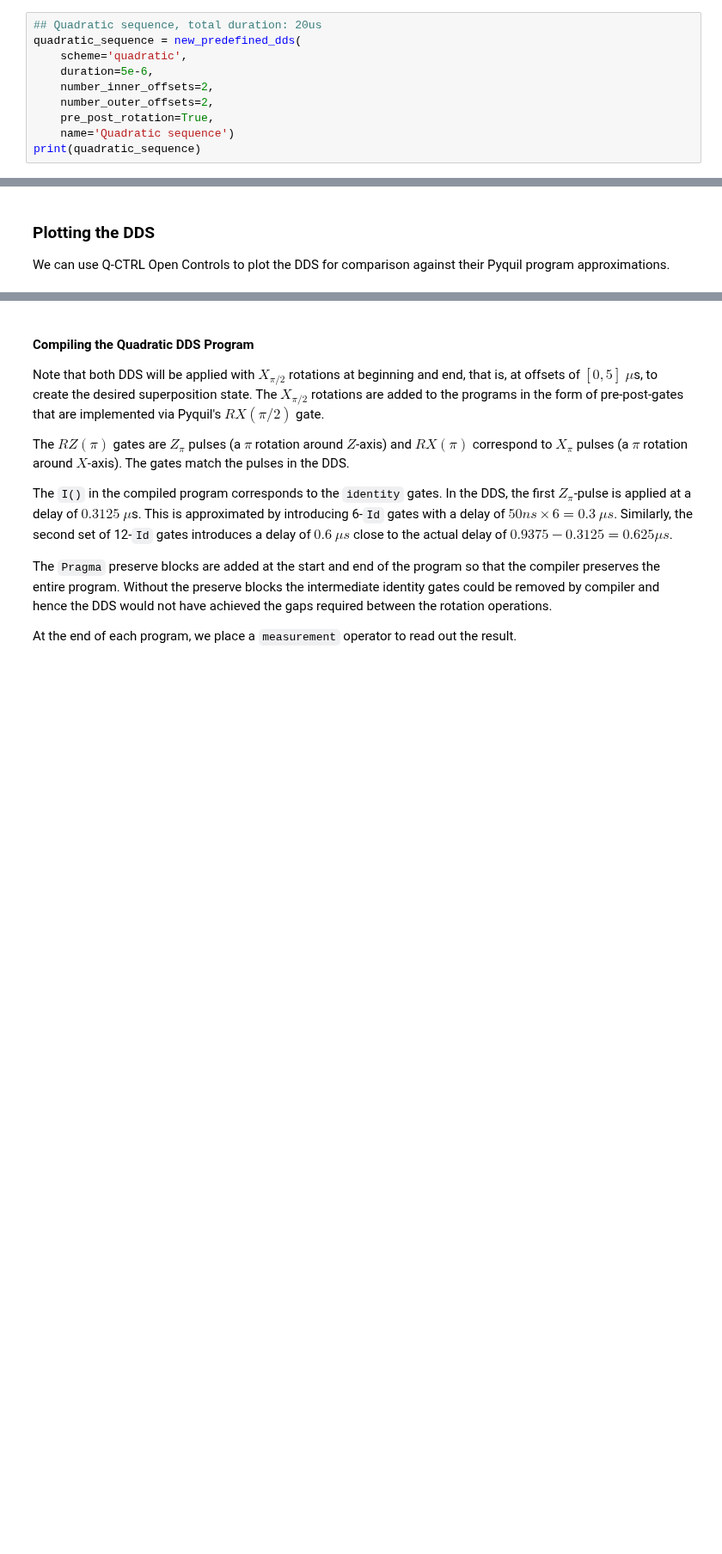
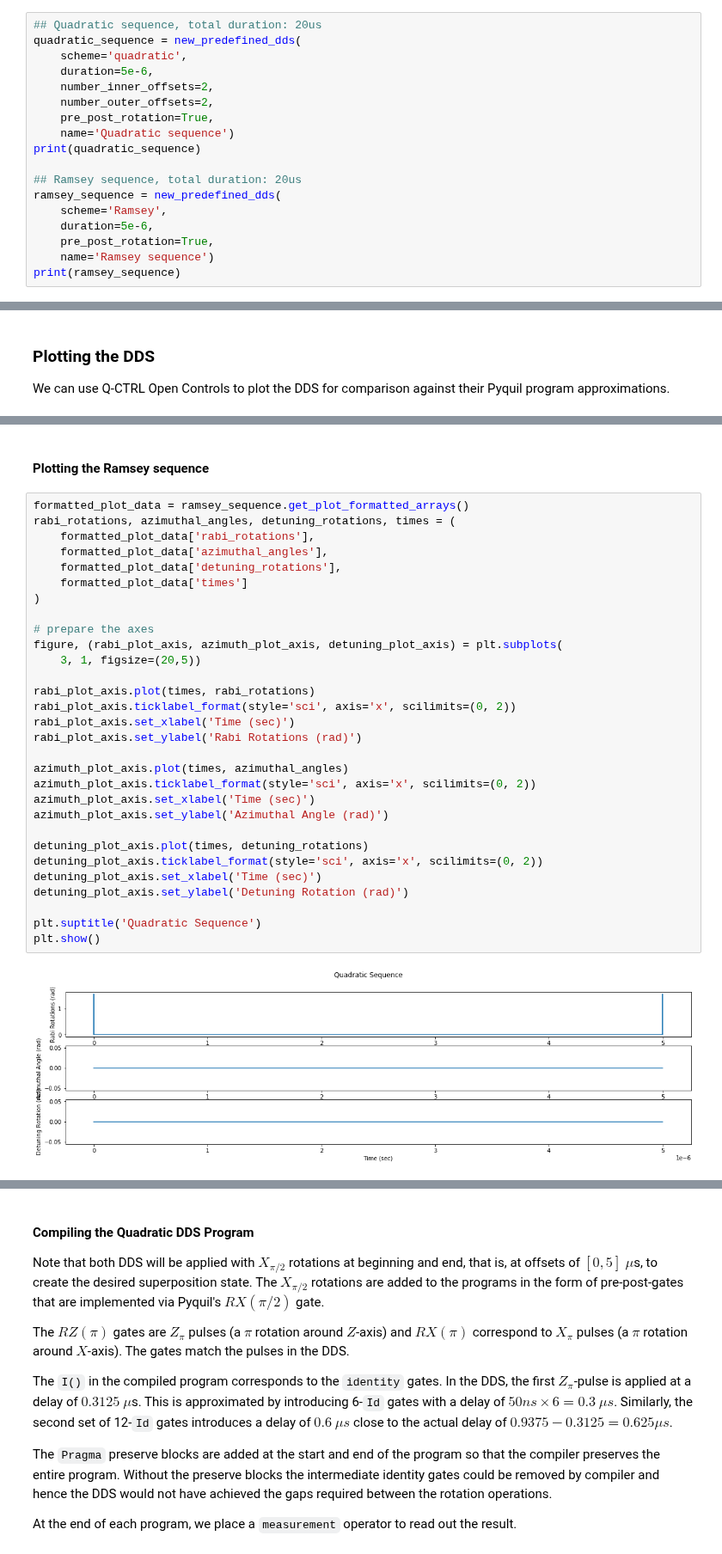
Before and after one commit to qctrl/open-controls, a Jupyter notebook: examples/export_a_dds_to_pyquil.ipynb, the cells around one changed output, grey strips where cells are left out. Shown at 86% size. Drawn from its saved outputs; the diff is of its cells as text; blank space fills up the shorter version.

```diff
--- a/examples/export_a_dds_to_pyquil.ipynb
+++ b/examples/export_a_dds_to_pyquil.ipynb
@@ -45,6 +45,14 @@ quadratic_sequence = new_predefined_dds(
     pre_post_rotation=True,
     name='Quadratic sequence')
 print(quadratic_sequence)
+
+## Ramsey sequence, total duration: 20us
+ramsey_sequence = new_predefined_dds(
+    scheme='Ramsey',
+    duration=5e-6,
+    pre_post_rotation=True,
+    name='Ramsey sequence')
+print(ramsey_sequence)
 # %% [output]
 Quadratic sequence:
 Duration = 5e-06
@@ -123,0 +150,34 @@ plt.show()
+# %% [markdown]
+#### Plotting the Ramsey sequence
+# %%
+formatted_plot_data = ramsey_sequence.get_plot_formatted_arrays()
+rabi_rotations, azimuthal_angles, detuning_rotations, times = (
+    formatted_plot_data['rabi_rotations'],
+    formatted_plot_data['azimuthal_angles'],
+    formatted_plot_data['detuning_rotations'],
+    formatted_plot_data['times']
+)
+
+# prepare the axes
+figure, (rabi_plot_axis, azimuth_plot_axis, detuning_plot_axis) = plt.subplots(
+    3, 1, figsize=(20,5))
+
+rabi_plot_axis.plot(times, rabi_rotations)
+rabi_plot_axis.ticklabel_format(style='sci', axis='x', scilimits=(0, 2))
+rabi_plot_axis.set_xlabel('Time (sec)')
+rabi_plot_axis.set_ylabel('Rabi Rotations (rad)')
+
+azimuth_plot_axis.plot(times, azimuthal_angles)
+azimuth_plot_axis.ticklabel_format(style='sci', axis='x', scilimits=(0, 2))
+azimuth_plot_axis.set_xlabel('Time (sec)')
+azimuth_plot_axis.set_ylabel('Azimuthal Angle (rad)')
+
+detuning_plot_axis.plot(times, detuning_rotations)
+detuning_plot_axis.ticklabel_format(style='sci', axis='x', scilimits=(0, 2))
+detuning_plot_axis.set_xlabel('Time (sec)')
+detuning_plot_axis.set_ylabel('Detuning Rotation (rad)')
+
+plt.suptitle('Quadratic Sequence')
+plt.show()
+# %% [output]
+[figure, added]
```
Also changed, not shown: parts of 21 cells of this notebook, 1 other file.
